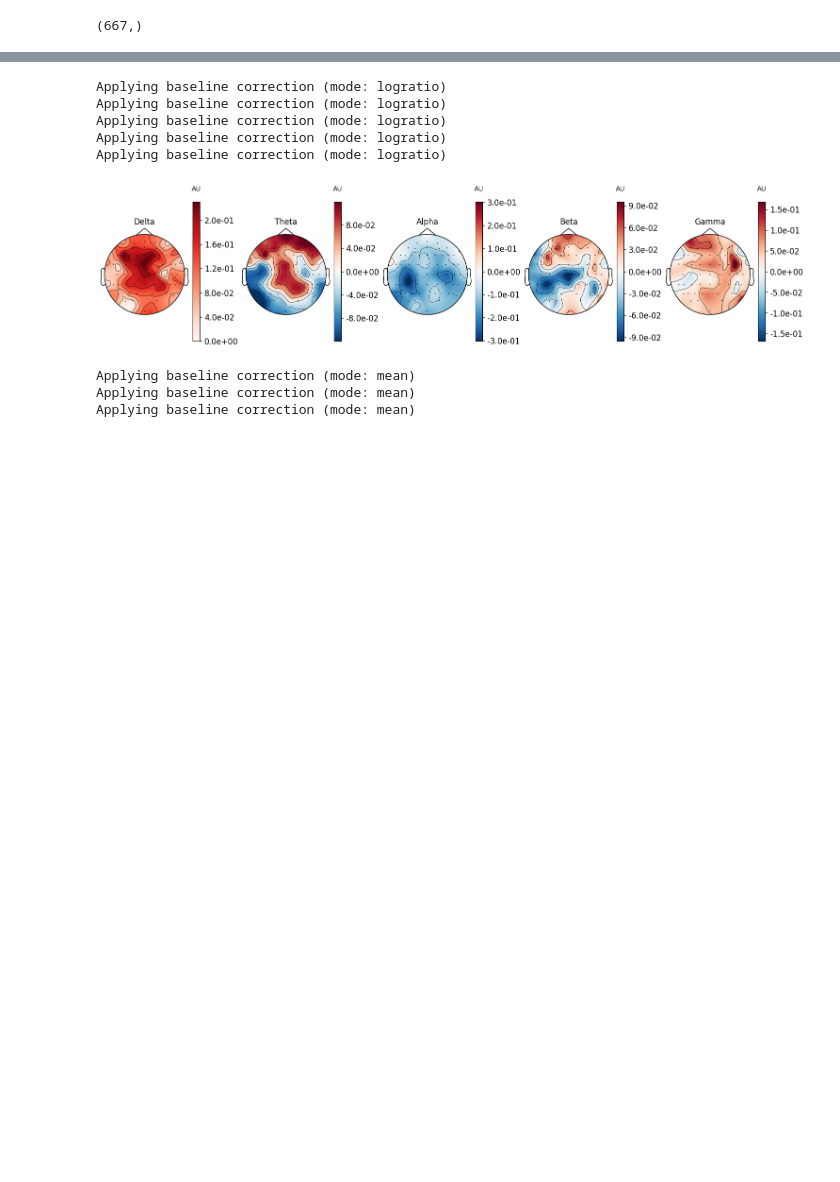
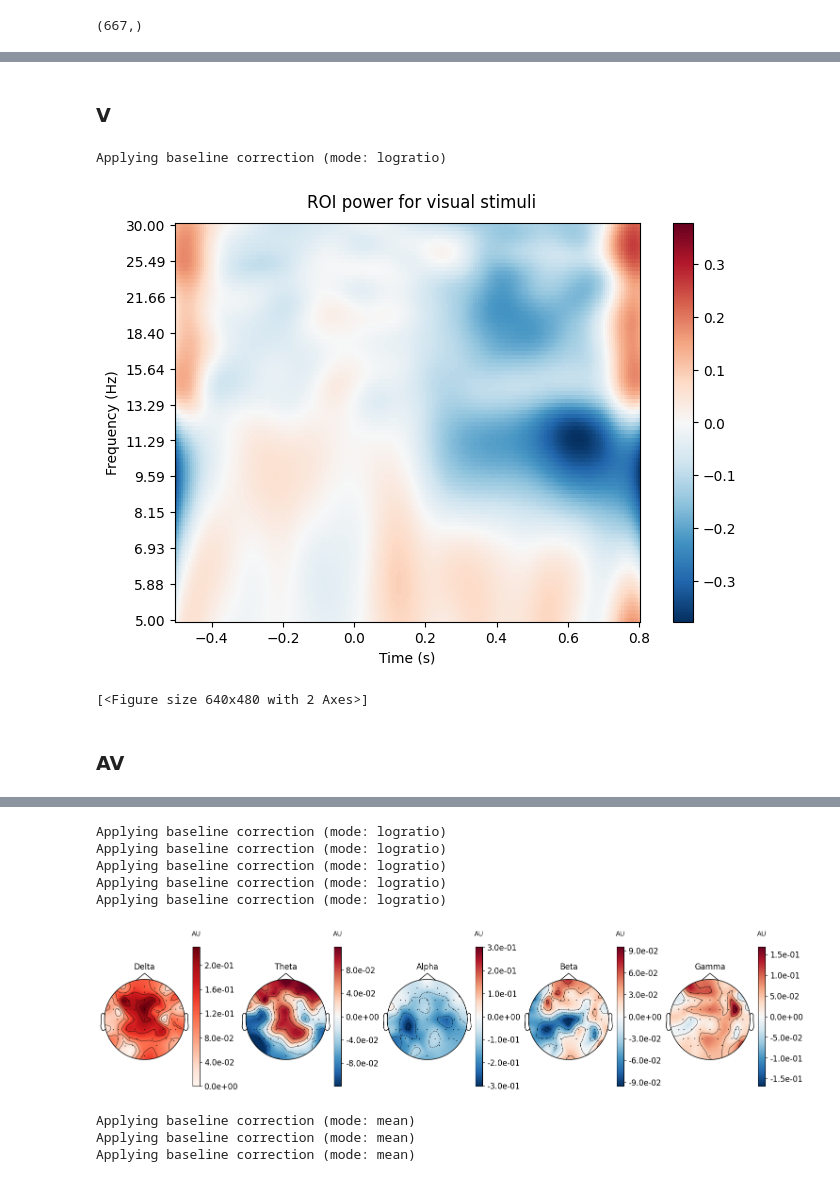
Before and after one commit to PigTzu/Lin_project, a Jupyter notebook: time-frequency_analyses.ipynb, the cells around one changed output, grey strips where cells are left out. Saved outputs shown, nothing was run; the diff lists cells and outputs as text; code cells hidden in the pictures; blank space fills up the shorter version.

Commit message:
Update time-frequency analyses notebook

```diff
--- a/time-frequency_analyses.ipynb
+++ b/time-frequency_analyses.ipynb
@@ -81,0 +76,23 @@ Applying baseline correction (mode: logratio)
+# %% [markdown]
+### V
+# %%
+roi_channels = ['CP1', 'CP3', 'P1', 'P3', 'P5']
+
+freqs = np.logspace(*np.log10([5, 30]), num=100)
+n_cycles = freqs / 2.0  # different number of cycle per frequency
+power_V = epochs_V.compute_tfr(
+    method="morlet",
+    freqs=freqs,
+    n_cycles=n_cycles,
+    average=True,
+    decim=3,
+    picks=roi_channels
+)
+# %%
+power_V.plot(picks=roi_channels, baseline=(-0.5, 0), mode="logratio", combine='mean', title='ROI power for visual stimuli')
+# %% [output]
+Applying baseline correction (mode: logratio)
+[figure, added]
+[<Figure size 640x480 with 2 Axes>]
+# %% [markdown]
+### AV
```
Also changed, not shown: parts of 14 cells of this notebook.
